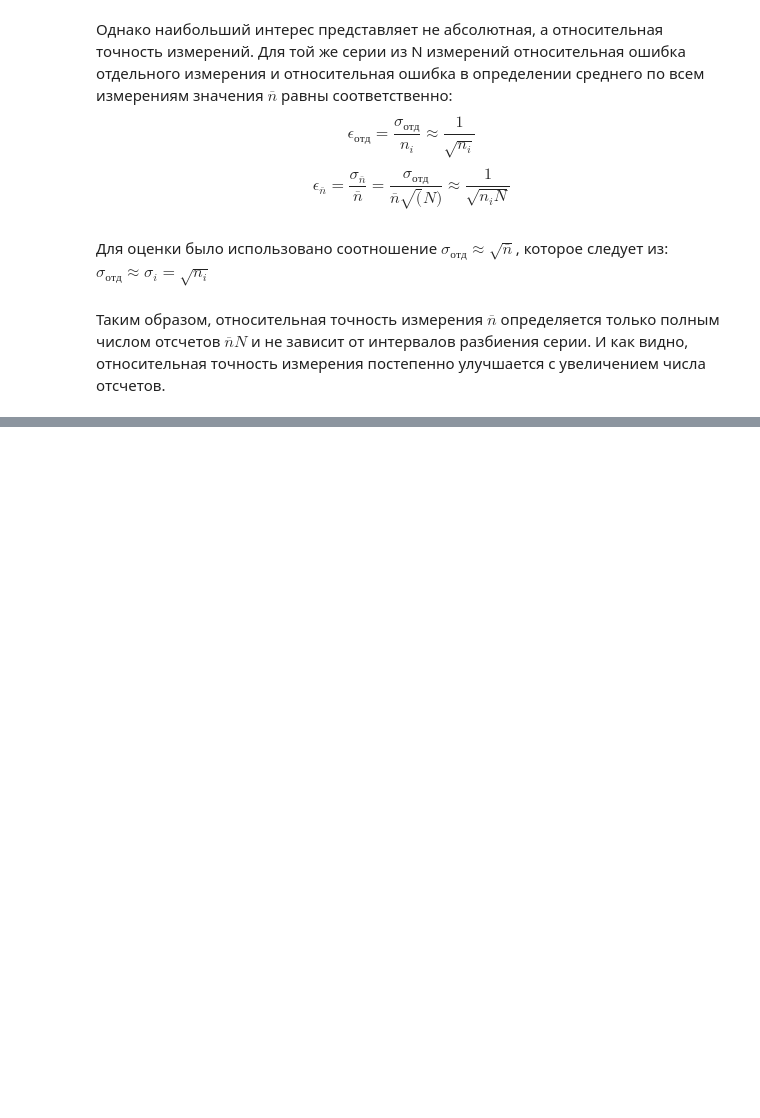
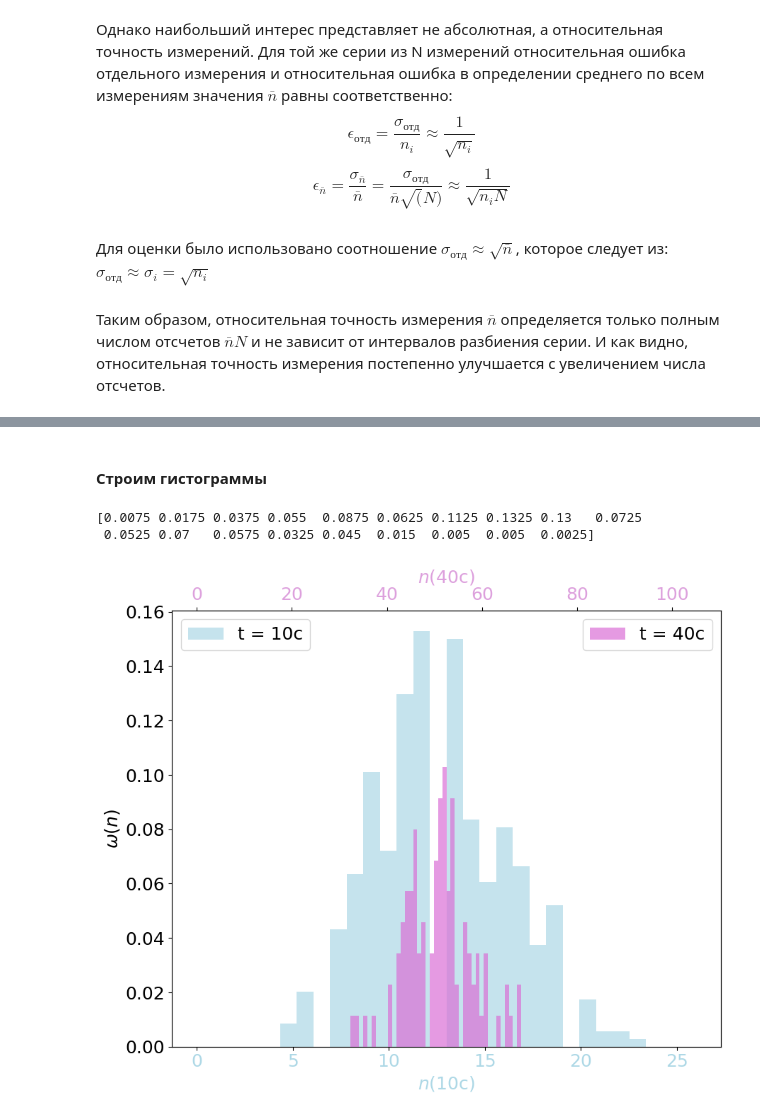
Before and after one commit to SanguiBibe/mipt_labs_1sem, a Jupyter notebook: 1.1.4/main.ipynb, the cells around one changed output, grey strips where cells are left out. Cells and saved outputs as stored; diff of their text form; code cells hidden in the pictures; blank space fills up the shorter version.

```diff
--- a/1.1.4/main.ipynb
+++ b/1.1.4/main.ipynb
@@ -86,0 +108,3 @@ $$\epsilon_{\overline n} = \frac{\sigma_{\overline n}}{\overline n} = \frac{\sig
+# %%
+df_20 = pd.read_csv("data/data_20.csv")
+display(df_20)
@@ -86,0 +129,2 @@ $$\epsilon_{\overline n} = \frac{\sigma_{\overline n}}{\overline n} = \frac{\sig
+# %%
+data_20 = df_20.to_numpy()
@@ -86,0 +162,10 @@ $$\epsilon_{\overline n} = \frac{\sigma_{\overline n}}{\overline n} = \frac{\sig
+# %%
+data_40_values = np.unique(data_40, return_counts=True)[0]
+data_40_counts = np.unique(data_40, return_counts=True)[1]
+data_40_rates = list()
+
+for i in range(len(data_40_counts.tolist())):
+    data_40_rates.append(data_40_counts[i] / sum(data_40_counts))
+
+data_40_rates = np.array(data_40_rates)
+data_h40 = np.dstack((data_40_values, data_40_counts, data_40_rates)).reshape((29,3))
@@ -86,0 +195,34 @@ $$\epsilon_{\overline n} = \frac{\sigma_{\overline n}}{\overline n} = \frac{\sig
+# %% [markdown]
+#### Строим гистограммы
+# %%
+df_10 = pd.read_csv("data/data_10.csv")
+
+data_10_values = df_10['1'].to_numpy()
+data_10_counts = df_10['2'].to_numpy()
+data_10_rates = df_10['3'].to_numpy()
+print(data_10_rates)
+# %% [output]
+[0.0075 0.0175 0.0375 0.055  0.0875 0.0625 0.1125 0.1325 0.13   0.0725
+ 0.0525 0.07   0.0575 0.0325 0.045  0.015  0.005  0.005  0.0025]
+# %%
+fig, ax1 = plt.subplots()
+fig.set_figheight(8)
+fig.set_figwidth(10)
+
+ax1.set_xlabel('$n$(10с)', fontsize=18, color='lightblue')
+ax1.set_ylabel(r'$\omega (n)$', fontsize=18)
+ax1.hist(data_10_values, weights=data_10_rates, alpha=0.7, range=(0,26), bins=30, density=True, label='t = 10c', color='lightblue')
+
+ax1.tick_params(axis='x', labelcolor='lightblue',  labelsize=18)
+ax1.tick_params(axis='y', labelcolor='black',  labelsize=18)
+plt.legend(loc='upper left', fontsize=18)
+
+ax2 = ax1.twiny()
+ax2.set_xlabel('$n$(40с)', fontsize=18, color='plum')
+ax2.tick_params(axis='x', labelcolor='plum', labelsize=18)
+ax2.hist(data_40_values, weights=data_40_rates, alpha=0.7 , range=(0,105), bins=120, density=True, label='t = 40c', color='orchid')
+plt.legend(loc='upper right', fontsize=18)
+
+plt.show()
+# %% [output]
+[figure, added]
```
Also changed, not shown: parts of 11 cells of this notebook, 2 other files.
